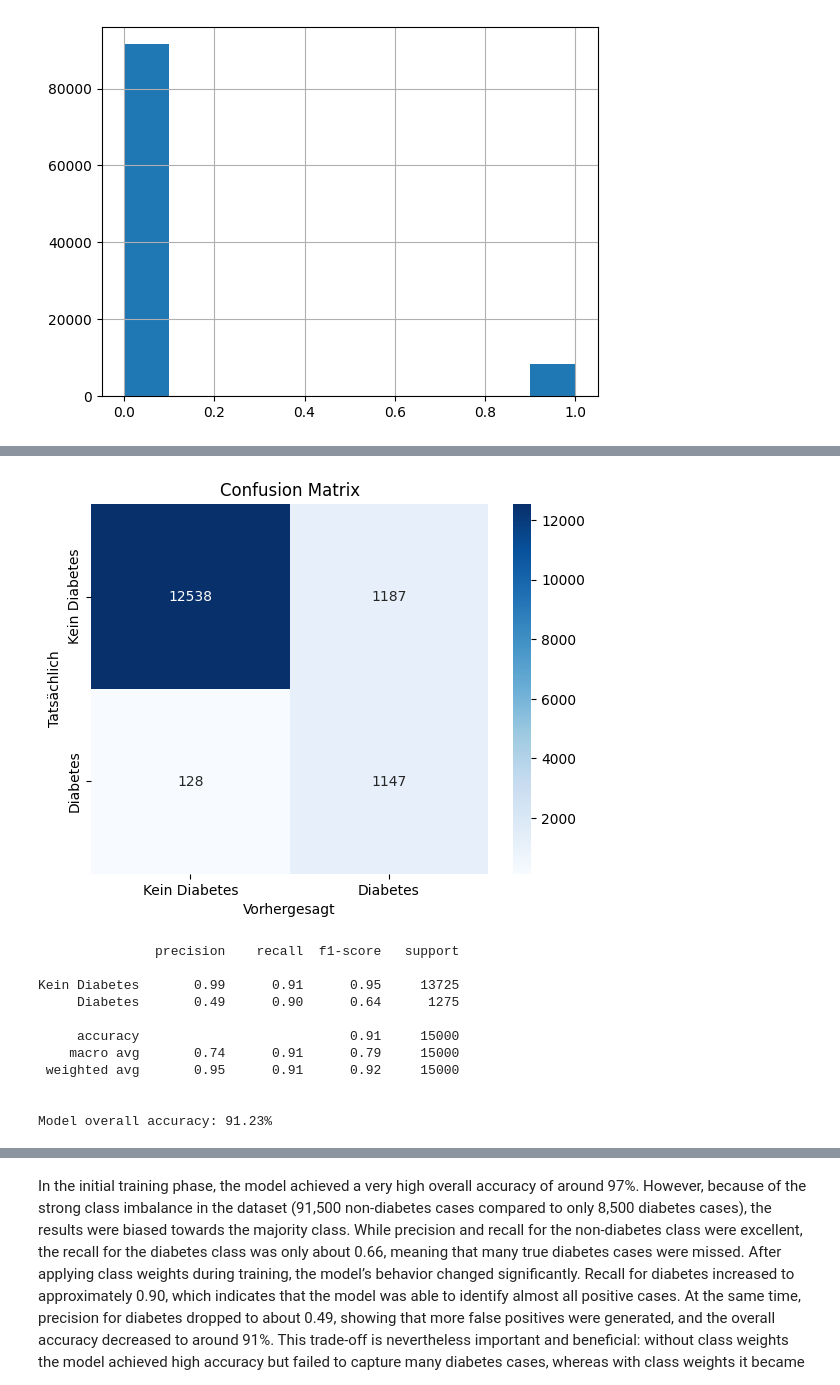
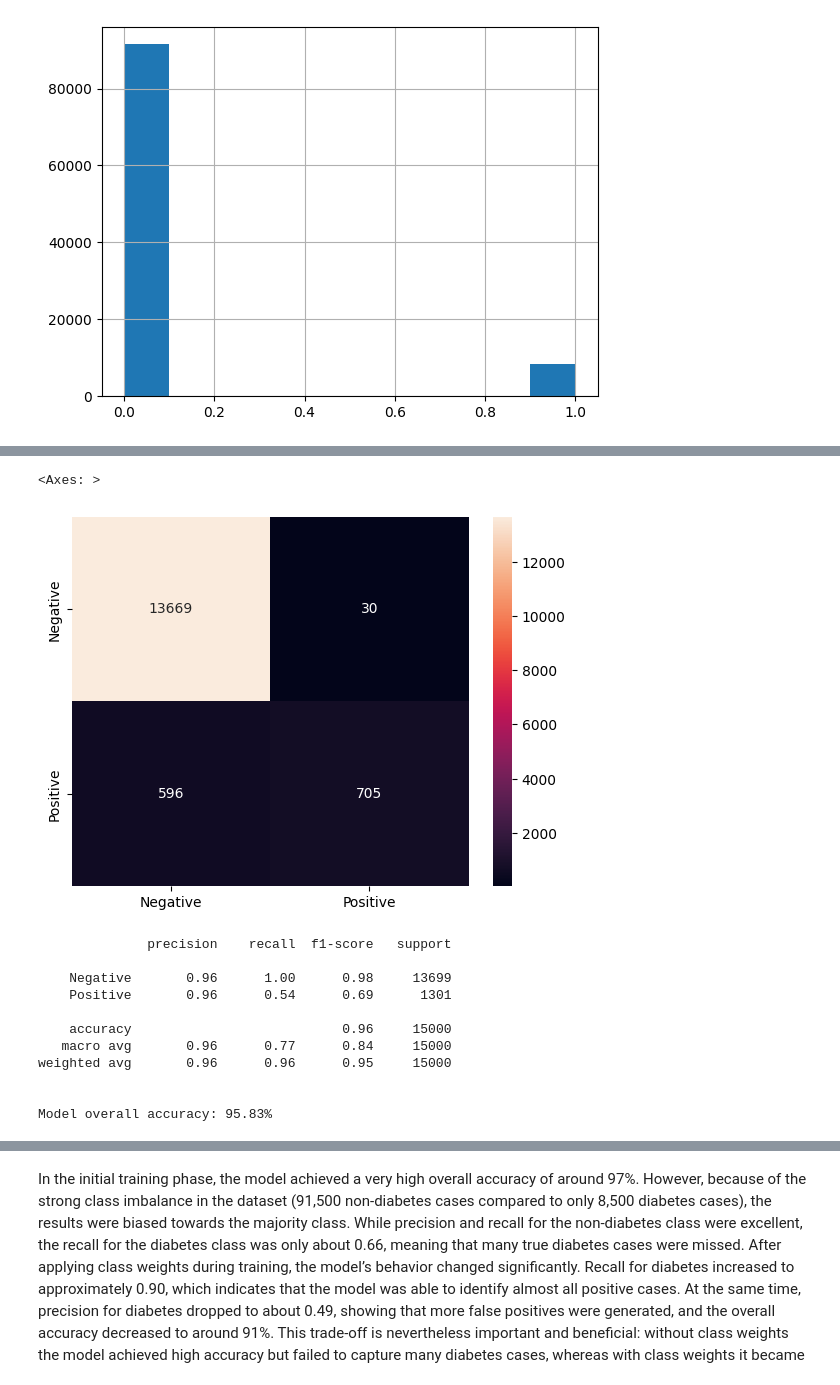
Before and after one commit to TimothyG77/DL-projects, a Jupyter notebook: Exercise 2/Dataset1/ANN-Classification-Diabetes.ipynb, the cells around one changed output, grey strips where cells are left out. Cells and saved outputs as stored; diff of their text form; code cells hidden in the pictures.

Commit message:
Update ANN-Classification Exercise 2

```diff
--- a/Exercise 2/Dataset1/ANN-Classification-Diabetes.ipynb
+++ b/Exercise 2/Dataset1/ANN-Classification-Diabetes.ipynb
@@ -134,3 +153,8 @@ df.shape
+# %%
+df['diabetes'] = df['diabetes'].replace({
+    0: "0: Negative",
+    1: "1: Positive"
+})
 # %%
 X = df.drop("diabetes", axis=1)
 
@@ -212,20 +211,4 @@ Passing `palette` without assigning `hue` is deprecated and will be removed in v
 # %%
-from sklearn.model_selection import train_test_split
-from sklearn.preprocessing import StandardScaler
+X_train, X_temp, y_train, y_temp = train_test_split(X, y, test_size=0.3)
 
-X_train, X_temp, y_train, y_temp = train_test_split(
-    X, y, test_size=0.3, random_state=42, stratify=y
-)
-
-X_val, X_test, y_val, y_test = train_test_split(
-    X_temp, y_temp, test_size=0.5, random_state=42, stratify=y_temp
-)
-
-print("Trainingsdaten:", X_train.shape)
-print("Validierungsdaten:", X_val.shape)
-print("Testdaten:", X_test.shape)
-
-scaler = StandardScaler()
-X_train = scaler.fit_transform(X_train)
-X_val   = scaler.transform(X_val)
-X_test  = scaler.transform(X_test)
+X_val, X_test, y_val, y_test = train_test_split(X_temp, y_temp, test_size=0.5)
@@ -335,0 +260,2 @@ Epoch 21: ReduceLROnPlateau reducing learning rate to 0.0002500000118743628.
+# %%
+model.fit(x=X_train, y=y_train, epochs=20, validation_data=(X_val, y_val))
@@ -374,0 +303,5 @@ Beispiel Ground Truth: [0 0 0 0 0 0 0 0 0 0]
+# %%
+test_predictions = model.predict(X_test)
+test_predictions = np.argmax(test_predictions, axis=1)
+
+y_test = np.argmax(y_test, axis=1)
@@ -375,32 +310,24 @@ Beispiel Ground Truth: [0 0 0 0 0 0 0 0 0 0]
 # %%
-cm = confusion_matrix(y_test, test_predictions)
-
-sns.heatmap(cm, annot=True, fmt='g', cmap="Blues",
-            xticklabels=["Kein Diabetes", "Diabetes"],
-            yticklabels=["Kein Diabetes", "Diabetes"])
-plt.xlabel("Vorhergesagt")
-plt.ylabel("Tatsächlich")
-plt.title("Confusion Matrix")
-plt.show()
+sns.heatmap(confusion_matrix(y_test, test_predictions), annot=True, fmt='g',
+            xticklabels=categories, yticklabels=categories)
 # %% [output]
+<Axes: >
-[figure, old version]
+[figure, new version]
 # %%
-from sklearn.metrics import classification_report, accuracy_score
-
-print(classification_report(y_test, test_predictions, target_names=["Kein Diabetes", "Diabetes"]))
+print(classification_report(y_test, test_predictions, target_names=categories))
 
 acc = accuracy_score(y_test, test_predictions)
 print("\nModel overall accuracy: {:.2f}%".format(acc * 100))
 # %% [output]
-               precision    recall  f1-score   support
+              precision    recall  f1-score   support
 
-Kein Diabetes       0.99      0.91      0.95     13725
-     Diabetes       0.49      0.90      0.64      1275
+    Negative       0.96      1.00      0.98     13699
+    Positive       0.96      0.54      0.69      1301
 
-     accuracy                           0.91     15000
-    macro avg       0.74      0.91      0.79     15000
- weighted avg       0.95      0.91      0.92     15000
+    accuracy                           0.96     15000
+   macro avg       0.96      0.77      0.84     15000
+weighted avg       0.96      0.96      0.95     15000
 
 
-Model overall accuracy: 91.23%
+Model overall accuracy: 95.83%
 # %%
```
Also changed, not shown: parts of 35 cells of this notebook, 1 other file.
